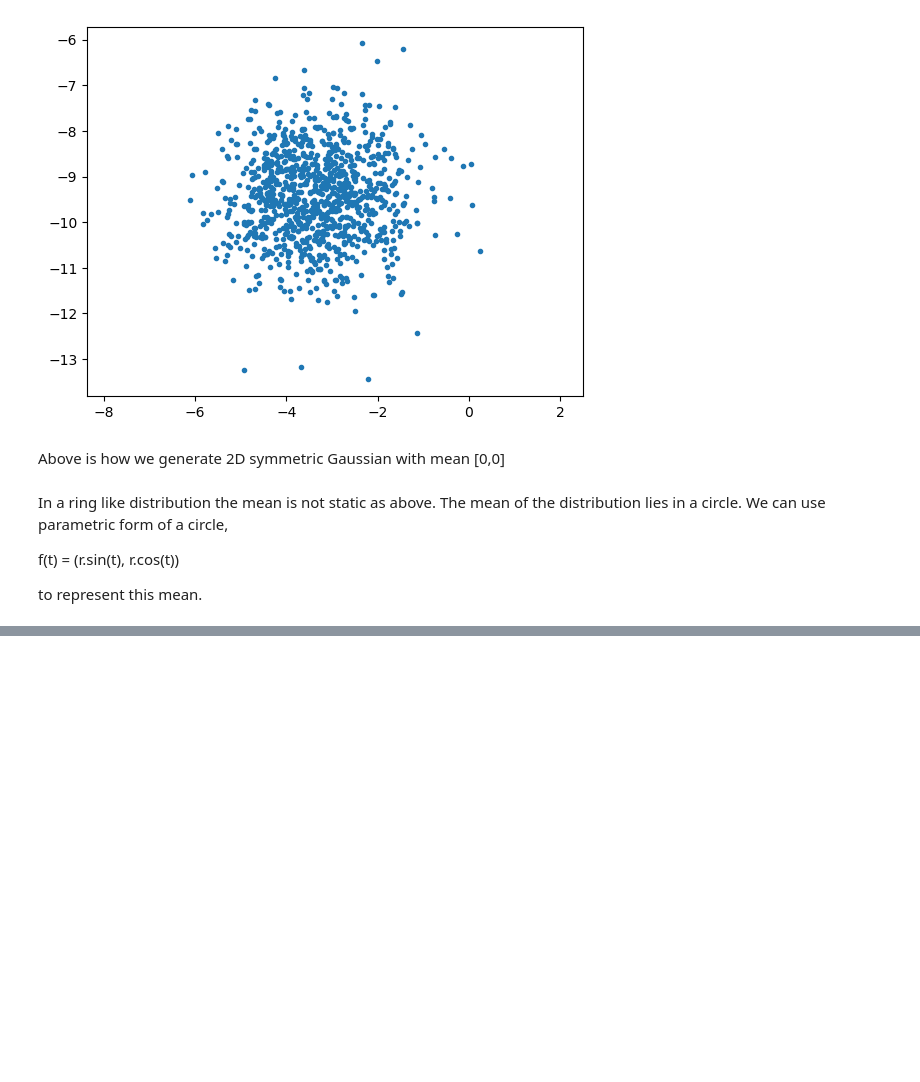
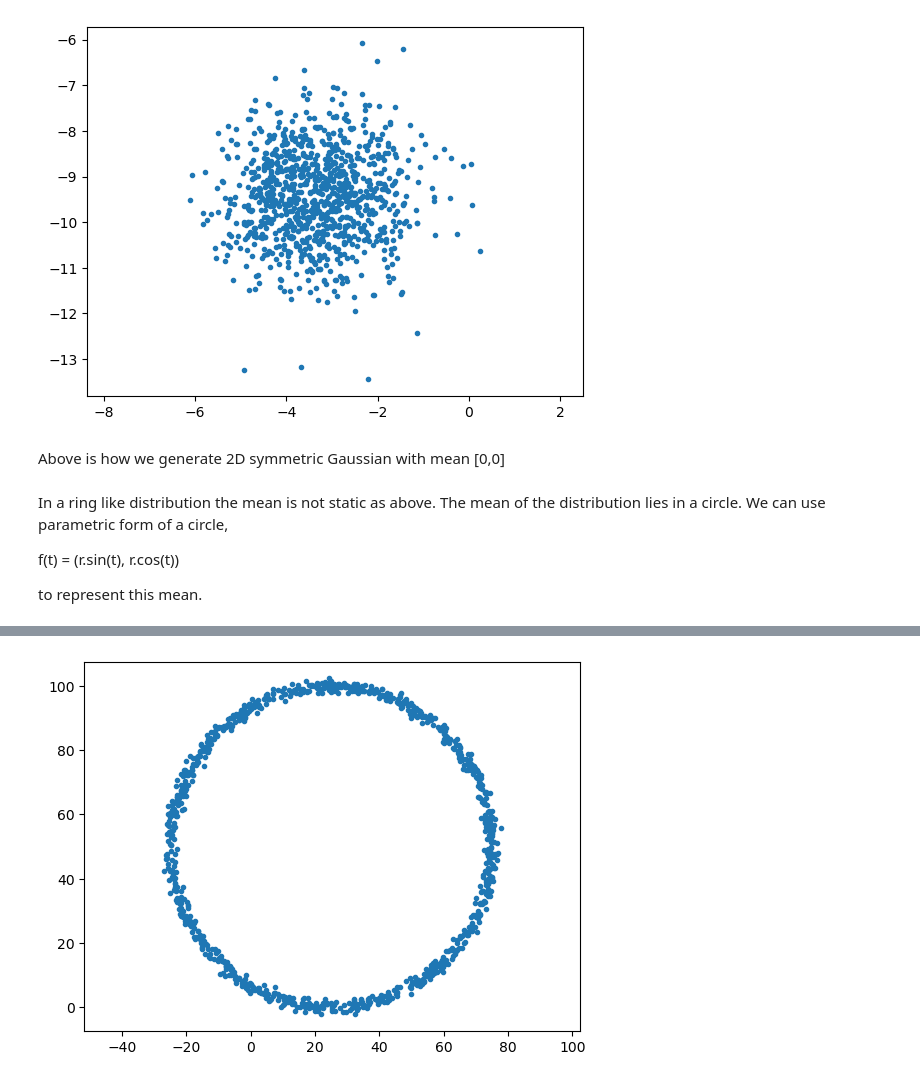
Before and after one commit to Wishmitha/2D_ring_gaussian_gen, a Jupyter notebook: data_generator.ipynb, the cells around one changed output, grey strips where cells are left out. Cells and saved outputs as stored; diff of their text form; code cells hidden in the pictures; blank space fills up the shorter version.

```diff
--- a/data_generator.ipynb
+++ b/data_generator.ipynb
@@ -39,0 +79,7 @@ plt.show()
+# %%
+x, y = gen_2D_ring_gaussian(c1=25, c2=50) # making c1=25 and c2=50 and other default params
+plt.plot(x, y, '.')
+plt.axis('equal')
+plt.show()
+# %% [output]
+[figure, added]
```
Also changed, not shown: parts of 10 cells of this notebook.
